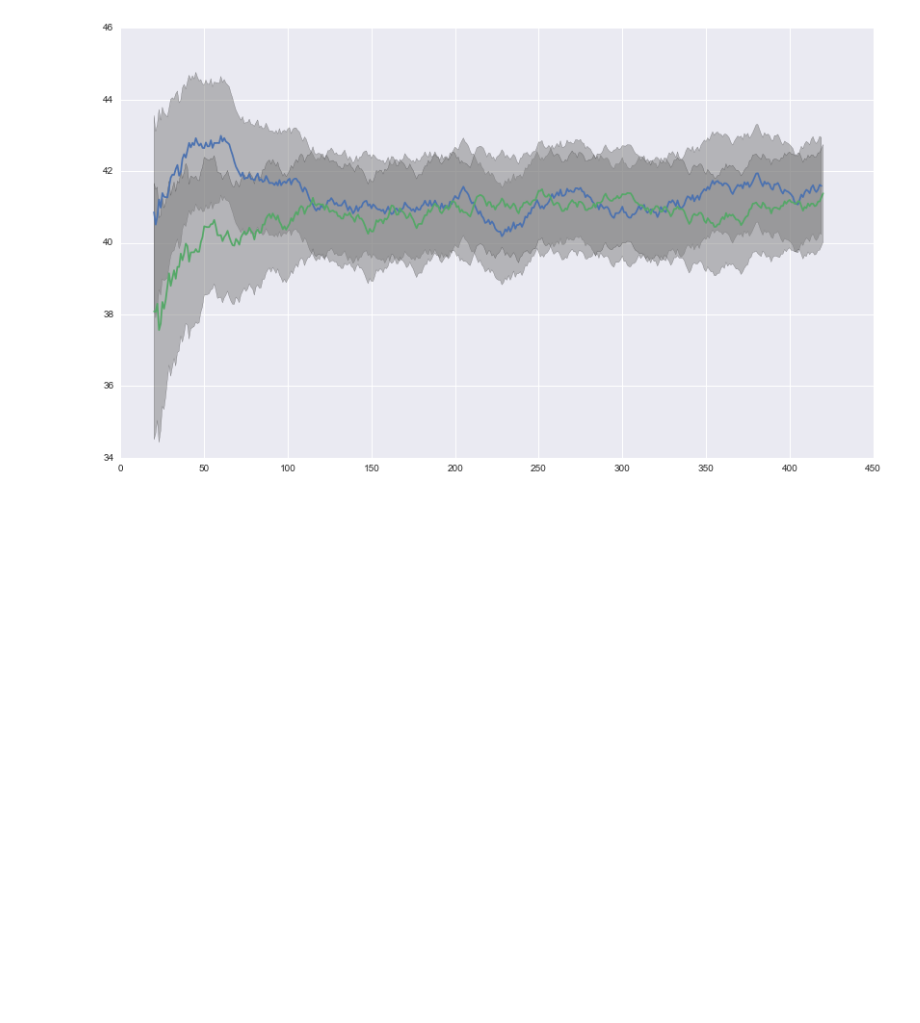
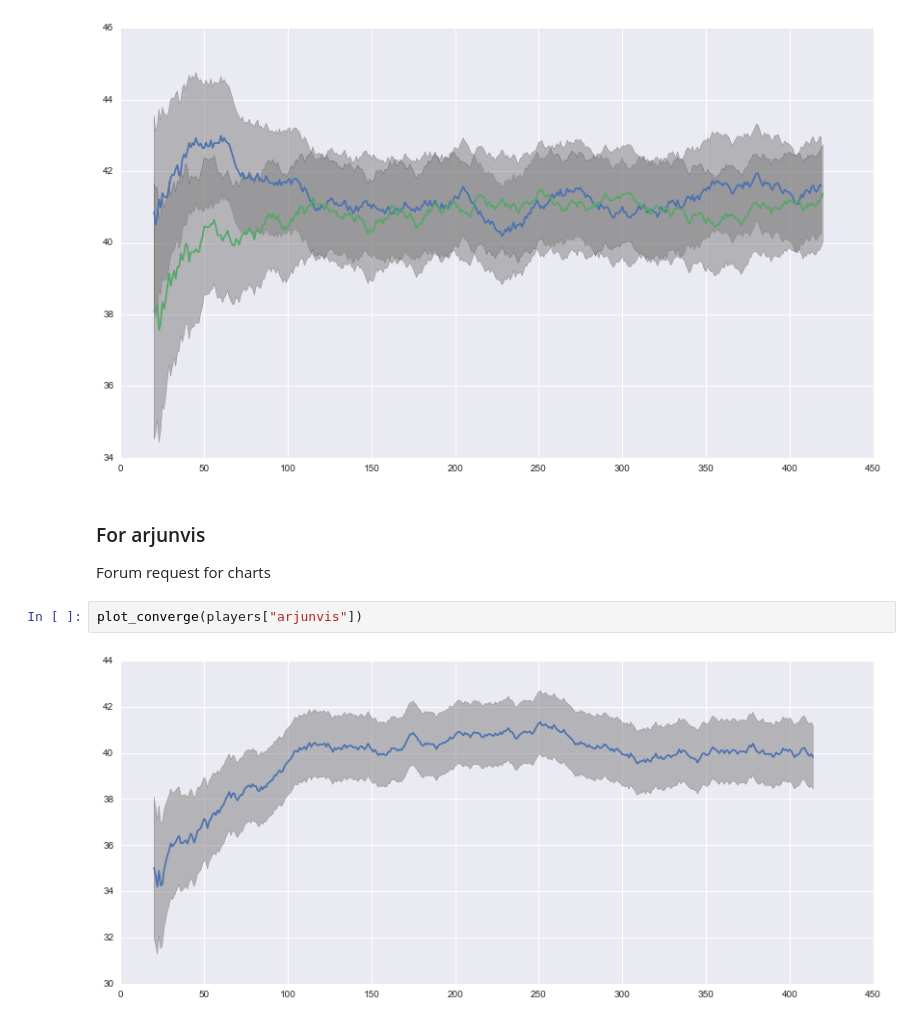
Before and after one commit to DanielVF/Halite-Ranking-Viz, a Jupyter notebook: Trueskill-Seaborn.ipynb, the cells around one changed output. Saved outputs shown, nothing was run; the diff lists cells and outputs as text; blank space fills up the shorter version.

Commit message:
Charts by request

```diff
--- a/Trueskill-Seaborn.ipynb
+++ b/Trueskill-Seaborn.ipynb
@@ -336,3 +336,11 @@ plot_compare(players_low_low_tau,["DanielVF", "Sydriax"])
 plot_compare(players,["DanielVF", "Sydriax"])
 # %% [output]
 [figure]
+# %% [markdown]
+### For arjunvis
+
+Forum request for charts
+# %%
+plot_converge(players["arjunvis"])
+# %% [output]
+[figure, added]
```
Also changed, not shown: parts of 6 cells of this notebook.
